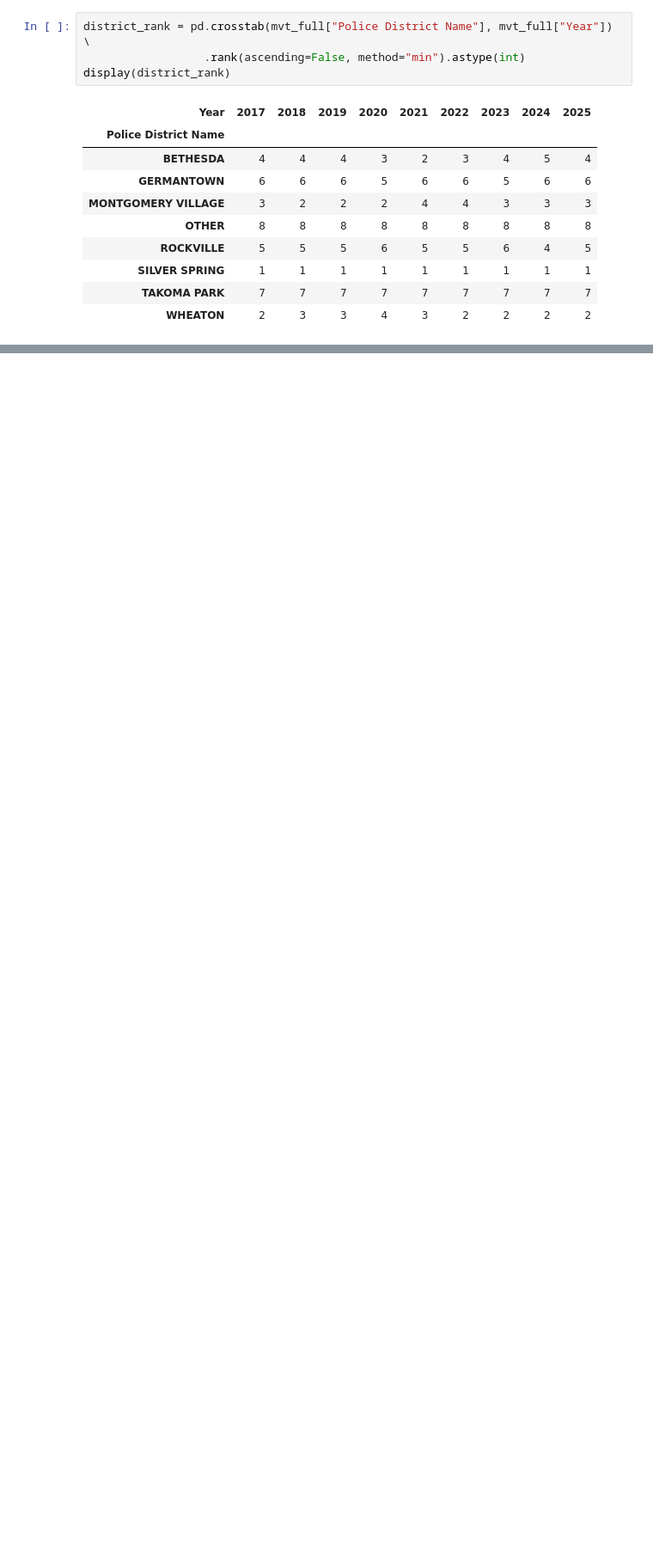
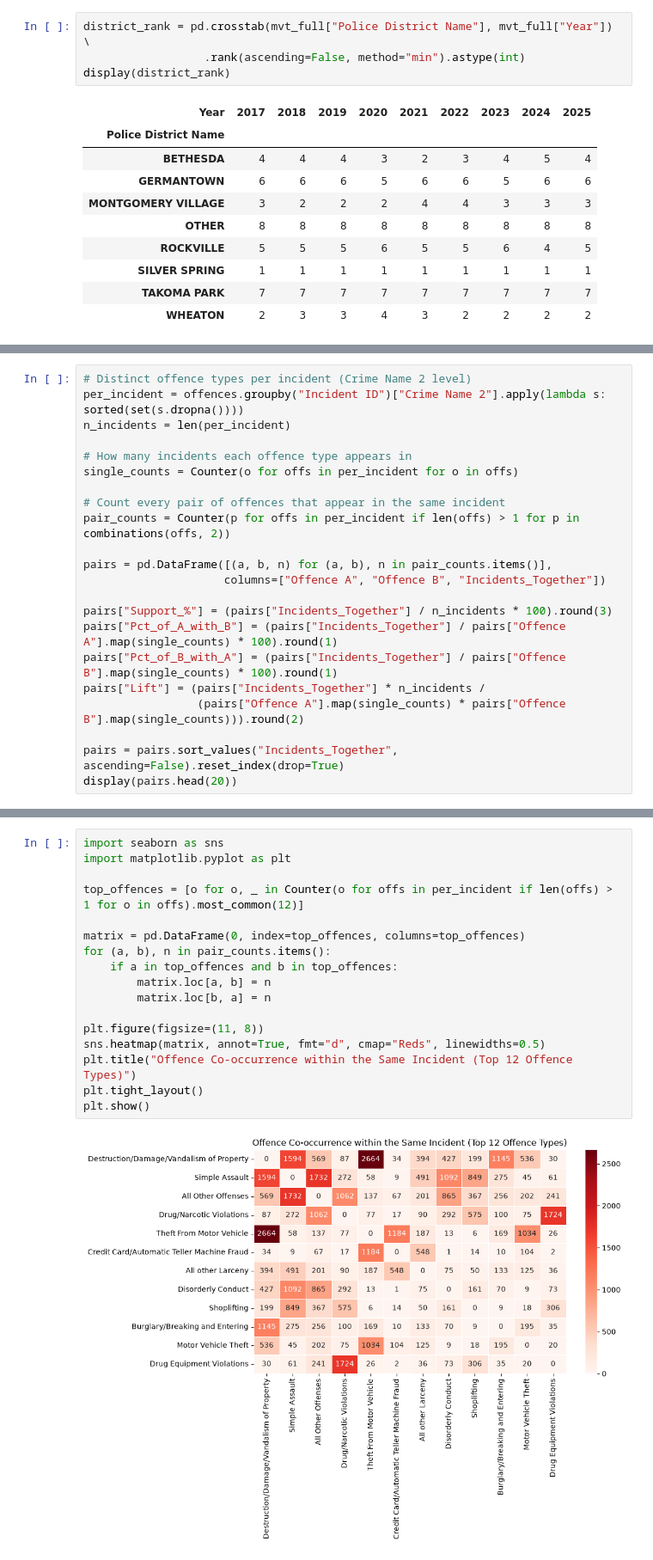
Before and after one commit to ArunaMahaGamage/MSC-AI-CW1, a Jupyter notebook: CW1.ipynb, the cells around one changed output, grey strips where cells are left out. Shown at 86% size. Cells and saved outputs as stored; diff of their text form; blank space fills up the shorter version.

Commit message:
Data change

```diff
--- a/CW1.ipynb
+++ b/CW1.ipynb
@@ -788,0 +775,22 @@ NameError: name 'mvt_full' is not defined
+# %%
+# Distinct offence types per incident (Crime Name 2 level)
+per_incident = offences.groupby("Incident ID")["Crime Name 2"].apply(lambda s: sorted(set(s.dropna())))
+n_incidents = len(per_incident)
+
+# How many incidents each offence type appears in
+single_counts = Counter(o for offs in per_incident for o in offs)
+
+# Count every pair of offences that appear in the same incident
+pair_counts = Counter(p for offs in per_incident if len(offs) > 1 for p in combinations(offs, 2))
+
+pairs = pd.DataFrame([(a, b, n) for (a, b), n in pair_counts.items()],
+                     columns=["Offence A", "Offence B", "Incidents_Together"])
+
+pairs["Support_%"] = (pairs["Incidents_Together"] / n_incidents * 100).round(3)
+pairs["Pct_of_A_with_B"] = (pairs["Incidents_Together"] / pairs["Offence A"].map(single_counts) * 100).round(1)
+pairs["Pct_of_B_with_A"] = (pairs["Incidents_Together"] / pairs["Offence B"].map(single_counts) * 100).round(1)
+pairs["Lift"] = (pairs["Incidents_Together"] * n_incidents /
+                 (pairs["Offence A"].map(single_counts) * pairs["Offence B"].map(single_counts))).round(2)
+
+pairs = pairs.sort_values("Incidents_Together", ascending=False).reset_index(drop=True)
+display(pairs.head(20))
@@ -788,0 +847,19 @@ NameError: name 'mvt_full' is not defined
+# %%
+import seaborn as sns
+import matplotlib.pyplot as plt
+
+top_offences = [o for o, _ in Counter(o for offs in per_incident if len(offs) > 1 for o in offs).most_common(12)]
+
+matrix = pd.DataFrame(0, index=top_offences, columns=top_offences)
+for (a, b), n in pair_counts.items():
+    if a in top_offences and b in top_offences:
+        matrix.loc[a, b] = n
+        matrix.loc[b, a] = n
+
+plt.figure(figsize=(11, 8))
+sns.heatmap(matrix, annot=True, fmt="d", cmap="Reds", linewidths=0.5)
+plt.title("Offence Co-occurrence within the Same Incident (Top 12 Offence Types)")
+plt.tight_layout()
+plt.show()
+# %% [output]
+[figure, added]
```
Also changed, not shown: parts of 23 cells of this notebook, 1 other file.
